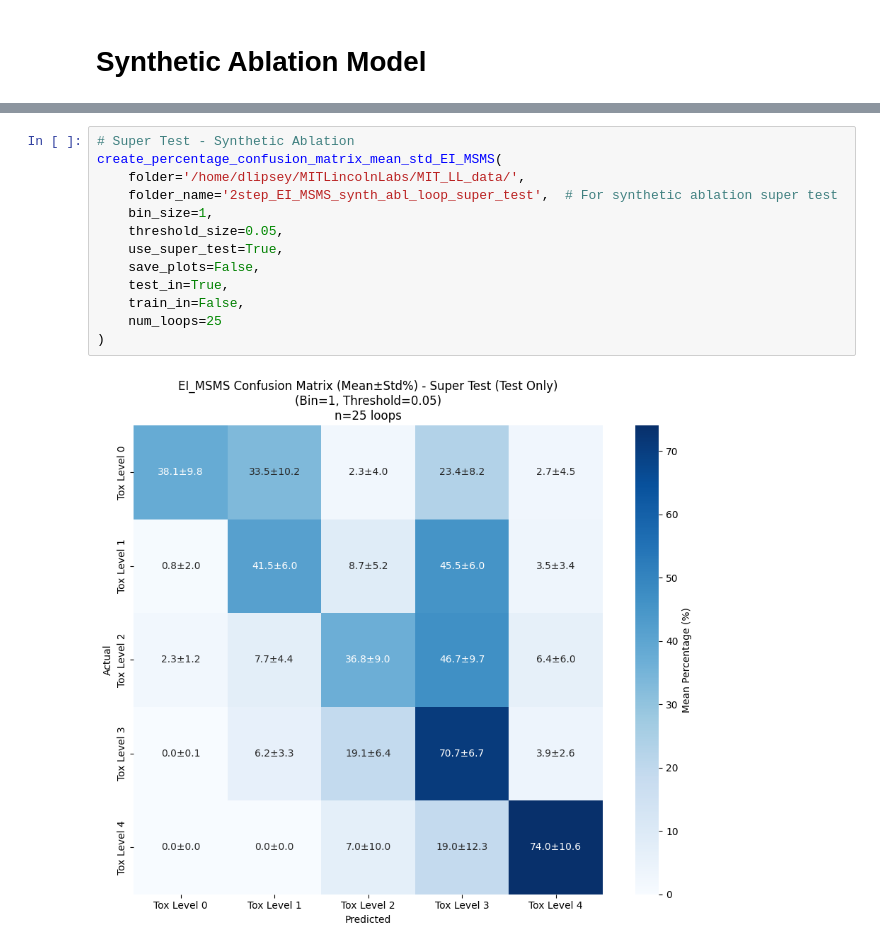
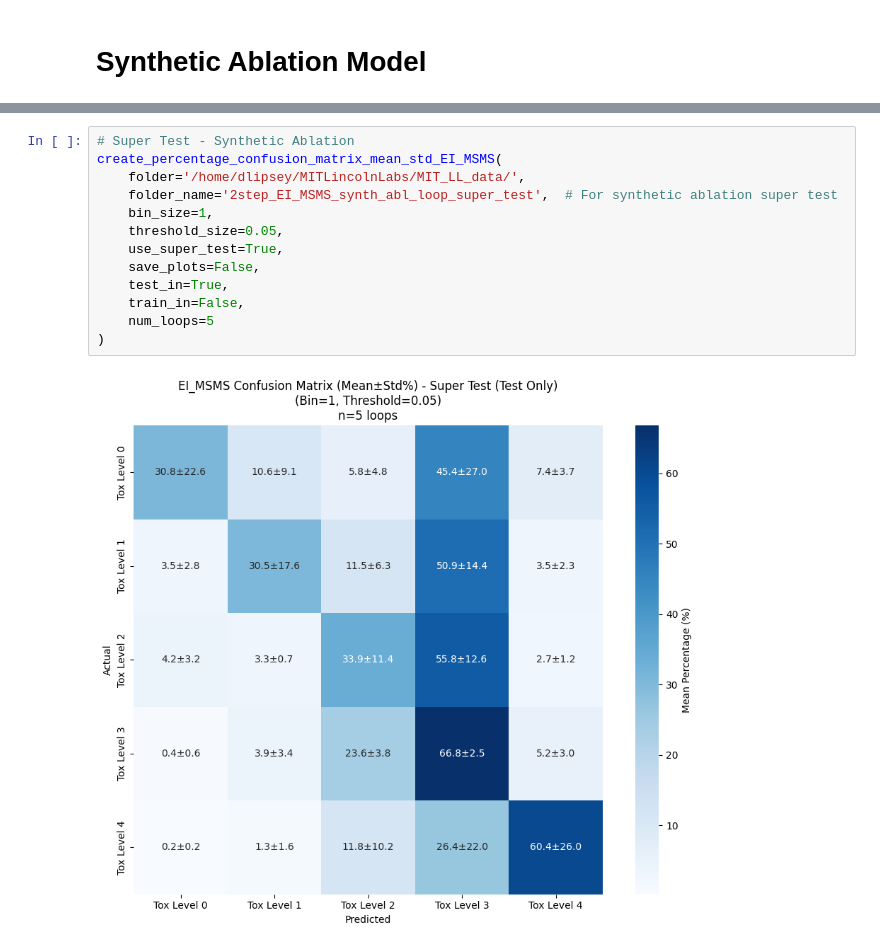
Before and after one commit to DashLLipsey/PREDICT-MIT-LL, a Jupyter notebook: Python_files/EI_MSMS_confusion_plots_analysis.ipynb, the cells around one changed output, grey strips where cells are left out. Drawn from its saved outputs; the diff is of its cells as text.

```diff
--- a/Python_files/EI_MSMS_confusion_plots_analysis.ipynb
+++ b/Python_files/EI_MSMS_confusion_plots_analysis.ipynb
@@ -776,15 +776,15 @@ create_percentage_confusion_matrix_mean_std_EI_MSMS(
 # %%
 # Super Test - Synthetic Ablation
 create_percentage_confusion_matrix_mean_std_EI_MSMS(
     folder='/home/dlipsey/MITLincolnLabs/MIT_LL_data/',
     folder_name='2step_EI_MSMS_synth_abl_loop_super_test',  # For synthetic ablation super test
     bin_size=1,
     threshold_size=0.05,
     use_super_test=True,
     save_plots=False,
     test_in=True,
     train_in=False,
-    num_loops=25
+    num_loops=5
 )
 # %% [output]
-[figure, old version]
+[figure, new version]
```
Also changed, not shown: parts of 3 cells of this notebook, 2 other files.
